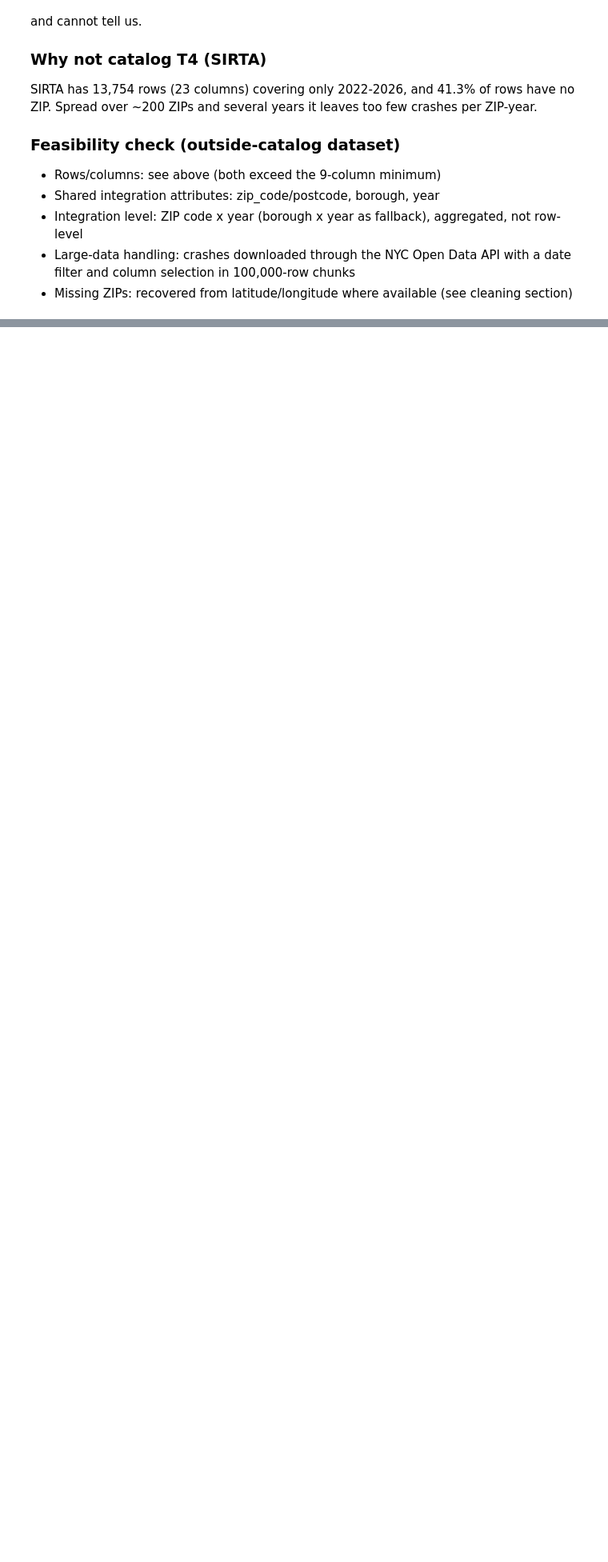
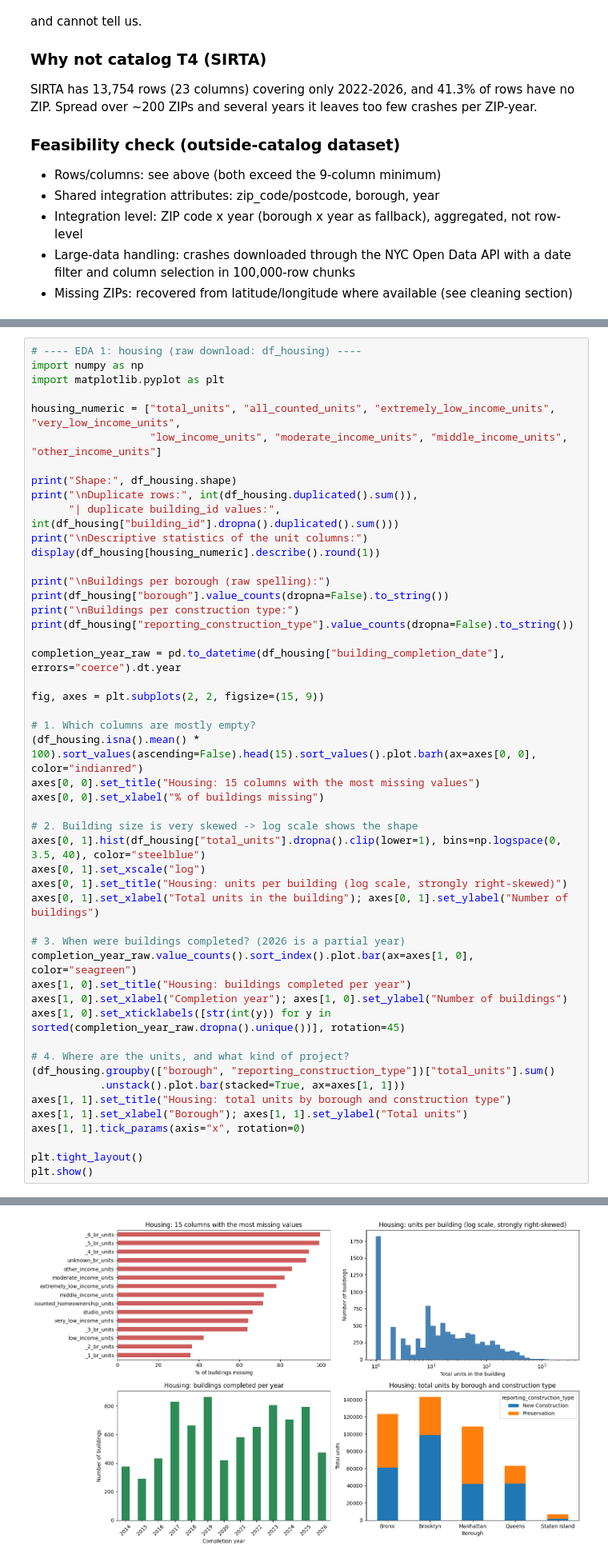
Before and after one commit to ziadhabashi111/nyc-housing-street-safety, a Jupyter notebook: Milestone1_Main.ipynb, the cells around one changed output, grey strips where cells are left out. Shown at 80% size. Saved outputs shown, nothing was run; the diff lists cells and outputs as text; blank space fills up the shorter version.

```diff
--- a/Milestone1_Main.ipynb
+++ b/Milestone1_Main.ipynb
@@ -206,3 +323,53 @@ Crashes with missing ZIP: 360753 of 1114623
 | 2 | 10002.0 | 1566 | 319 | 2018 |
 | 3 | 10003.0 | 940 | 205 | 2018 |
 | 4 | 10004.0 | 257 | 40 | 2018 |
+# %%
+# ---- EDA 1: housing (raw download: df_housing) ----
+import numpy as np
+import matplotlib.pyplot as plt
+
+housing_numeric = ["total_units", "all_counted_units", "extremely_low_income_units", "very_low_income_units",
+                   "low_income_units", "moderate_income_units", "middle_income_units", "other_income_units"]
+
+print("Shape:", df_housing.shape)
+print("\nDuplicate rows:", int(df_housing.duplicated().sum()),
+      "| duplicate building_id values:", int(df_housing["building_id"].dropna().duplicated().sum()))
+print("\nDescriptive statistics of the unit columns:")
+display(df_housing[housing_numeric].describe().round(1))
+
+print("\nBuildings per borough (raw spelling):")
+print(df_housing["borough"].value_counts(dropna=False).to_string())
+print("\nBuildings per construction type:")
+print(df_housing["reporting_construction_type"].value_counts(dropna=False).to_string())
+
+completion_year_raw = pd.to_datetime(df_housing["building_completion_date"], errors="coerce").dt.year
+
+fig, axes = plt.subplots(2, 2, figsize=(15, 9))
+
+# 1. Which columns are mostly empty?
+(df_housing.isna().mean() * 100).sort_values(ascending=False).head(15).sort_values().plot.barh(ax=axes[0, 0], color="indianred")
+axes[0, 0].set_title("Housing: 15 columns with the most missing values")
+axes[0, 0].set_xlabel("% of buildings missing")
+
+# 2. Building size is very skewed -> log scale shows the shape
+axes[0, 1].hist(df_housing["total_units"].dropna().clip(lower=1), bins=np.logspace(0, 3.5, 40), color="steelblue")
+axes[0, 1].set_xscale("log")
+axes[0, 1].set_title("Housing: units per building (log scale, strongly right-skewed)")
+axes[0, 1].set_xlabel("Total units in the building"); axes[0, 1].set_ylabel("Number of buildings")
+
+# 3. When were buildings completed? (2026 is a partial year)
+completion_year_raw.value_counts().sort_index().plot.bar(ax=axes[1, 0], color="seagreen")
+axes[1, 0].set_title("Housing: buildings completed per year")
+axes[1, 0].set_xlabel("Completion year"); axes[1, 0].set_ylabel("Number of buildings")
+axes[1, 0].set_xticklabels([str(int(y)) for y in sorted(completion_year_raw.dropna().unique())], rotation=45)
+
+# 4. Where are the units, and what kind of project?
+(df_housing.groupby(["borough", "reporting_construction_type"])["total_units"].sum()
+           .unstack().plot.bar(stacked=True, ax=axes[1, 1]))
+axes[1, 1].set_title("Housing: total units by borough and construction type")
+axes[1, 1].set_xlabel("Borough"); axes[1, 1].set_ylabel("Total units")
+axes[1, 1].tick_params(axis="x", rotation=0)
+
+plt.tight_layout()
+plt.show()
+# %% [output]
@@ -209,3 +402,4 @@ Crashes with missing ZIP: 360753 of 1114623
+[figure, added]
 # %%
 import time
 
```
Also changed, not shown: parts of 36 cells of this notebook.
